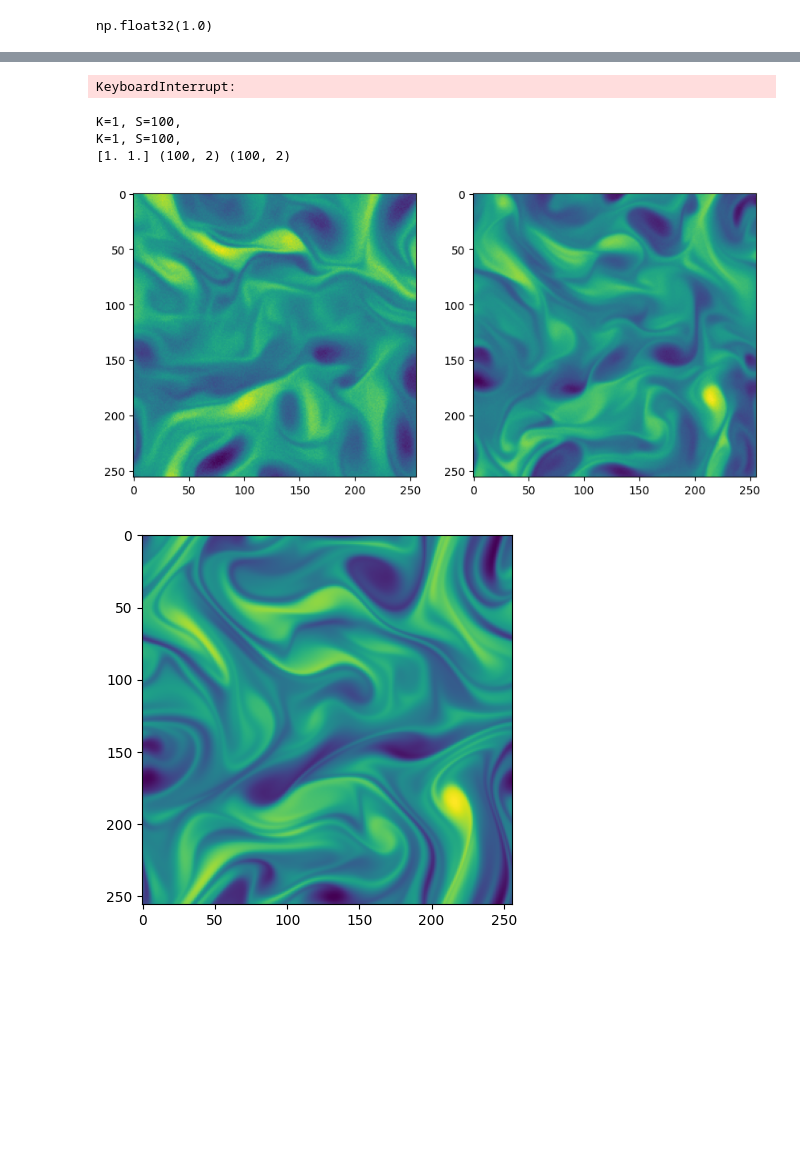
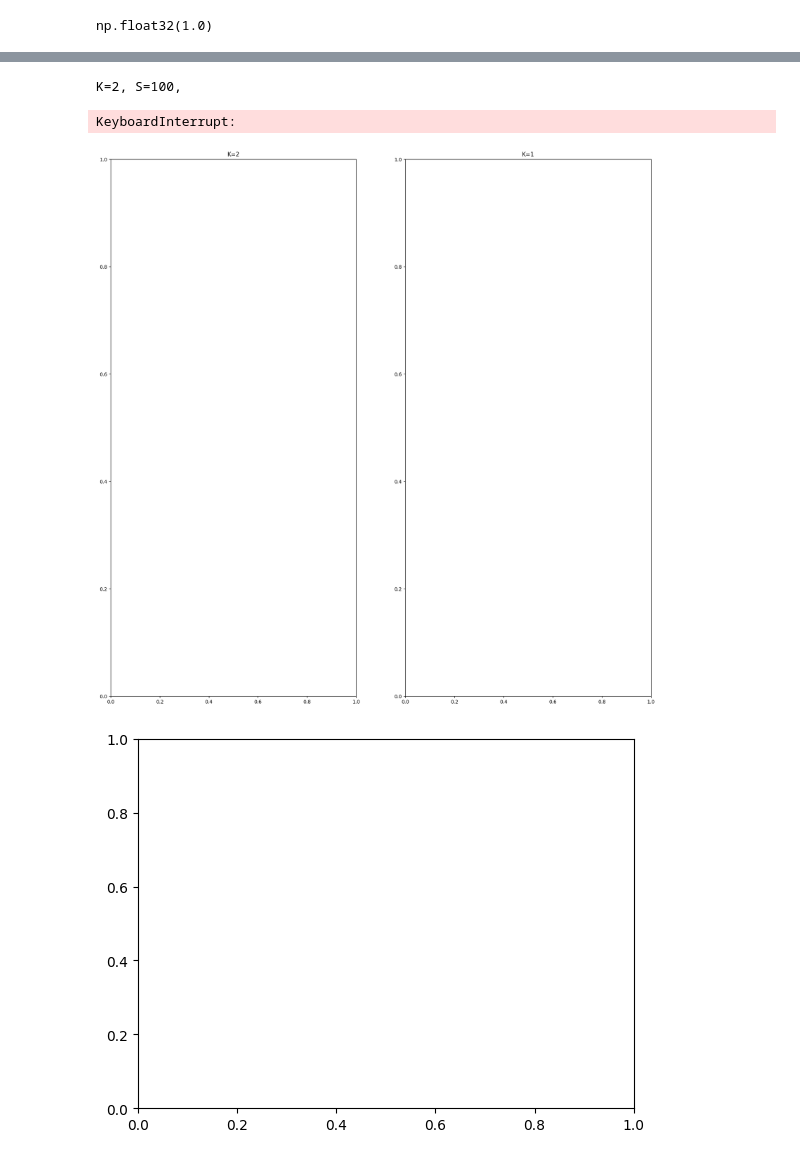
Before and after one commit to baristuran/baris-personal, a Jupyter notebook: data_assimilation.ipynb, the cells around one changed output, grey strips where cells are left out. Saved outputs shown, nothing was run; the diff lists cells and outputs as text; code cells hidden in the pictures; blank space fills up the shorter version.

```diff
--- a/data_assimilation.ipynb
+++ b/data_assimilation.ipynb
@@ -113,7 +113,7 @@ def denoise(guidance, model, K, beta_min = 1e-4, beta_max = 0.02, steps=[1000],
 #Randomly choose a fixed percentage of points from the test snapshot
 percentage = 1.5625
 factor = percentage/100
-start_idx = 70
+start_idx = 80
 end_idx = 100
 N = int(256**2 * factor)
 test_snapshots = test_data[:, start_idx : end_idx]
@@ -147,6 +147,4 @@ ax2.imshow(interpolated_sparse_measurement[0, 5])
 #Choose one of the four trajectories
 trajectory = 3
 sparse_measurement = torch.tensor(interpolated_sparse_measurement[trajectory],  dtype=torch.float32).unsqueeze(1).to(device)
-K = 1
-steps = np.ones((K,), dtype=np.int16) * 200
 # %% [output]
@@ -156,13 +154,3 @@ steps = np.ones((K,), dtype=np.int16) * 200
-# %%
-
-#Generate high fidelity data from sparse mesurements
-#interpolated_sparse_measurement = torch.tensor(interpolated_sparse_measurement[3,-1], dtype=torch.float32).unsqueeze(1).to(device)
-generated_image = denoise(sparse_measurement, model,steps=steps, K=K, beta_max=0.02, output_freq=10, show_intermediate_output=False).squeeze().detach().cpu().numpy()
-plt.imshow(generated_image[5])
-plt.title("Generated Image")
-plt.savefig("beta_max_0_02_S_400.png", dpi=400)
-# %% [output]
-KeyboardInterrupt:
 # %%
 import os
 from energy_spectrum import compute_tke_spectrum
@@ -188,8 +176,24 @@ def parametric(K,S, beta_max):
     energy_spetrum_list = []
     pdf_list = []
     bins_list = []
-    fig_generated, ax_generated = plt.subplots(1,len(beta_max), figsize=(10,10))
+    vars = {"K" : K, "t" : S, "beta_max" : beta_max}
+    if len(S) > 1:
+        size = len(S)
+        title = r"t"
+        independent_var = "t"
+    elif len(beta_max) > 1:
+        size = len(beta_max)
+        title = r"$\beta_{max}$"
+        independent_var = "beta_max"
+    elif len(K) > 1:
+        size = len(K)
+        title = r"K"
+        independent_var = "K"
+
+    fig_generated, ax_generated = plt.subplots(1,size, figsize=(20,20))
     fig_gt,ax_gt =  plt.subplots()
+    for i in range(size):
+        ax_generated[i].set_title(title + r"=" + str(vars[independent_var][i]))
     i = 0
     for s in S:
         for k in K:
@@ -213,8 +217,8 @@ def parametric(K,S, beta_max):
     return np.array(two_point_corr_list), np.array(energy_spetrum_list), np.array(pdf_list), np.array(bins_list)
 
 S = [100]
-K = [1]
-beta_max = [0.02, 0.002]
+K = [2,1]
+beta_max = [0.002]
 
 path = "/home/baris/Documents/DDSim/baris-personal/sparse/"
 
@@ -227,6 +231,8 @@ axis4.set_xscale("log")
 axis4.set_yscale("log")
 
 nyquist, wave_numbers, spectrum_ground_truth = compute_tke_spectrum(test_snapshots[trajectory,5], 1,1)
+_, _, spectrum_sparse = compute_tke_spectrum(sparse_measurement[5].squeeze().detach().cpu().numpy(), 1,1)
+
 nyquist = int(nyquist/(2*np.pi))
 
 pdf_ground_truth, bins_gt = np.histogram(test_snapshots[trajectory].flatten(), bins=100)
@@ -242,43 +248,47 @@ two_point_corr_ground_truth = two_point_corr(test_snapshots[trajectory], axis=-2
 
 
 if len(S) > 1:
-    legend = ["Ground Truth", r"$t=100$", r"$t=200$", r"$t=300$", r"$t=400$"]
+    legend = ["Ground Truth", r"$t=50$", r"$t=100$", r"$t=200$", r"$t=400$"]
     independent_var = "S"
 elif len(beta_max) > 1:
     legend = ["Ground Truth", r"$\beta_{max}=0.02$", r"$\beta_{max}=0.002$"]
     independent_var = "beta_max"
 elif len(K) > 1:
-    legend = ["Ground Truth", r"$K=1$", r"$K=2$"]
+    legend = ["Ground Truth", r"$K=1$", r"$K=2$", r"$K=3$", r"$K=4$"]
     independent_var = "K"
 
 
 #Plot Statistical quantities
+
+#Two point correlation
 axis3.plot(two_point_corr_ground_truth.T, "--")
 axis3.plot(two_point_corr_array.T)
 axis3.set_xlabel(r"$r/\Delta x$")
 axis3.set_ylabel(r"$R_{\omega\omega}(r)/R(0)$")
 figure3.legend(legend, loc="upper right")
 
+#spectrum
 axis4.plot(np.arange(0,nyquist).astype(np.int16), spectrum_ground_truth.T[:nyquist], "--")
+#axis4.plot(np.arange(0,nyquist).astype(np.int16), spectrum_sparse.T[:nyquist])
 axis4.plot(np.arange(0,nyquist).astype(np.int16), spectrum_generated_image.T[:nyquist])
 axis4.set_xlabel(r"$k$")
 axis4.set_ylabel(r"$E_{\omega}$")
 figure4.legend(legend, loc="upper right")
 
+#Pdf
 axis.plot((bins_gt[1:] + bins_gt[:-1])/2, pdf_ground_truth, "--")
 axis.plot((bins[1:] + bins[:-1])/2, pdf)
 figure.legend(legend, loc="upper right")
 axis.set_xlabel(r"$\omega$")
 axis.set_ylabel(r"$pdf(\omega)$")
 print(np.sum(pdf*dx_generated, axis=0), (bins[1:] + bins[:-1]).shape, pdf.shape)
 
 dpi=400
 figure3.savefig("plots/Two_Point_Corr_" + independent_var + ".png", dpi=dpi)
 figure4.savefig("plots/Spectrum_" + independent_var + ".png", dpi=dpi)
 figure.savefig("plots/PDF_" + independent_var + ".png", dpi=dpi)
 # %% [output]
-K=1, S=100,
-K=1, S=100,
-[1. 1.] (100, 2) (100, 2)
+K=2, S=100,
+KeyboardInterrupt:
-[figure, old version]
+[figure, new version]
-[figure, old version]
+[figure, new version]
```
Also changed, not shown: parts of 6 cells of this notebook, 1 other file.
